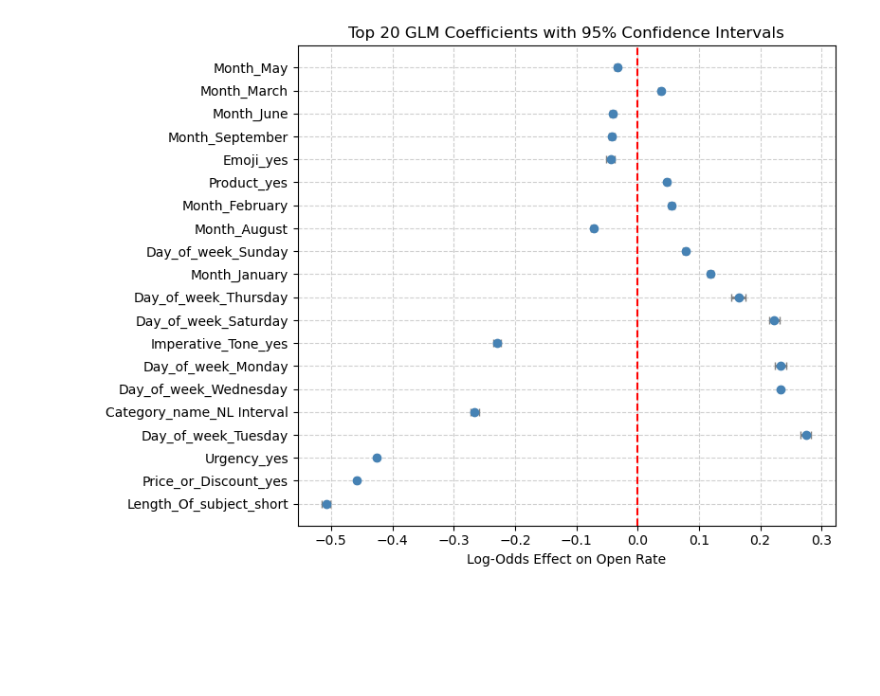
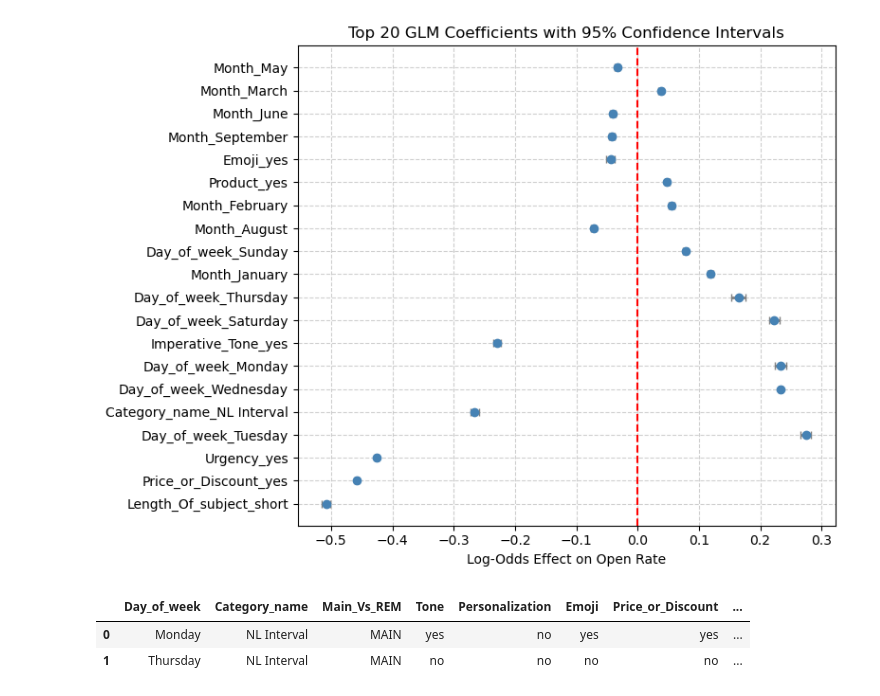
Before and after one commit to ahmad-elgantiry/Emails-Subject-line-Analysis-to-improve-OR-and-CTR, a Jupyter notebook: OR_BinomialGLM_model.ipynb, the cells around one changed output. Cells and saved outputs as stored; diff of their text form; code cells hidden in the pictures; blank space fills up the shorter version.

```diff
--- a/OR_BinomialGLM_model.ipynb
+++ b/OR_BinomialGLM_model.ipynb
@@ -647,0 +721,23 @@ plt.show()
+# %%
+new_data = pd.DataFrame({
+    'Day_of_week': ['Monday', 'Thursday'],
+    'Category_name': ['NL Interval', 'NL Interval'],
+    'Main_Vs_REM': ['MAIN', 'MAIN'],
+    'Personalization': ['no', 'no'],
+    'Emoji': ['yes', 'no'],
+    'Urgency': ['no', 'yes'],
+    'Tone': ['yes', 'no'],
+    'Price_or_Discount': ['yes', 'no'],
+    'Imperative_Tone': ['no', 'yes'],
+    'Product': ['yes', 'no'],
+    'Length_Of_subject': ['short', 'long'],
+    'Month': ['March', 'September'],
+    'Letter_Count': [20, 15],
+    'Sendings': [500, 50000]
+})
+
+preds = predict_open_rate_glm(result, new_data)
+# %% [output]
+|  | Day_of_week | Category_name | Main_Vs_REM | Tone | Personalization | Emoji | Price_or_Discount | ... |
+| 0 | Monday | NL Interval | MAIN | yes | no | yes | yes | ... |
+| 1 | Thursday | NL Interval | MAIN | no | no | no | no | ... |
```
Also changed, not shown: parts of 6 cells of this notebook.
